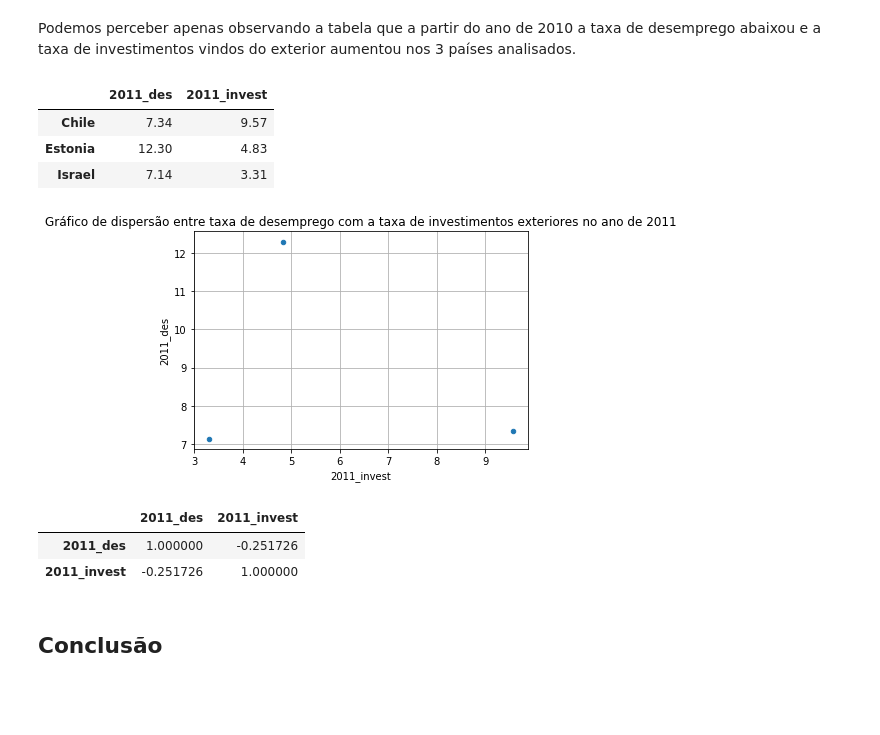
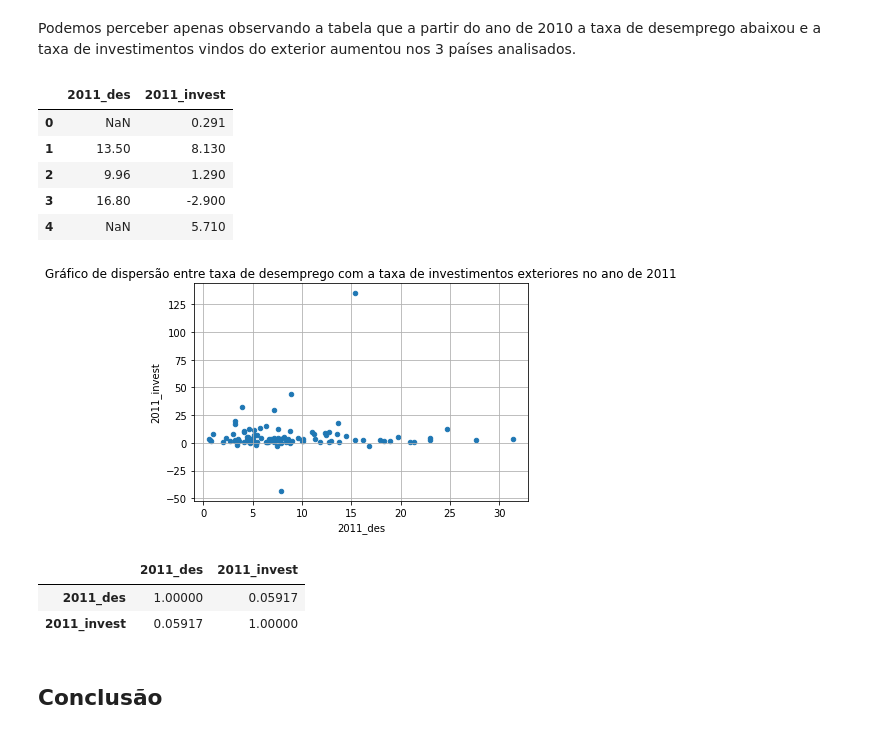
Before and after one commit to vJurdi/P1-CDD, a Jupyter notebook: Projeto1_layout.ipynb, the cells around one changed output. Drawn from its saved outputs; the diff is of its cells as text; code cells hidden in the pictures; blank space fills up the shorter version.

```diff
--- a/Projeto1_layout.ipynb
+++ b/Projeto1_layout.ipynb
@@ -102,28 +102,30 @@ y.head()
 # %% [markdown]
 Podemos perceber apenas observando a tabela que a partir do ano de 2010 a taxa de desemprego abaixou e a taxa de investimentos vindos do exterior aumentou nos 3 países analisados.
 # %%
-des_2011=x.loc[:,[2011]]
-invest_2011=y.loc[:,[2011]]
+des_2011=desemprego.loc[:,[2011]]
+invest_2011=invest.loc[:,[2011]]
 
 df = des_2011.join(invest_2011, how='inner', lsuffix='_des', rsuffix='_invest')
 df.head()
 # %% [output]
 |  | 2011_des | 2011_invest |
-| Chile | 7.34 | 9.57 |
-| Estonia | 12.30 | 4.83 |
-| Israel | 7.14 | 3.31 |
+| 0 | NaN | 0.291 |
+| 1 | 13.50 | 8.130 |
+| 2 | 9.96 | 1.290 |
+| 3 | 16.80 | -2.900 |
+| 4 | NaN | 5.710 |
 # %%
-df.plot.scatter(x="2011_invest",y="2011_des");
+df.plot.scatter(x="2011_des",y="2011_invest");
 plt.title('Gráfico de dispersão entre taxa de desemprego com a taxa de investimentos exteriores no ano de 2011')
 plt.grid(True)
 # %% [output]
-[figure, old version]
+[figure, new version]
 # %%
 df.corr()
 # %% [output]
 |  | 2011_des | 2011_invest |
-| 2011_des | 1.000000 | -0.251726 |
-| 2011_invest | -0.251726 | 1.000000 |
+| 2011_des | 1.00000 | 0.05917 |
+| 2011_invest | 0.05917 | 1.00000 |
 # %% [markdown]
 ## Conclusão
 # %% [markdown]
```
